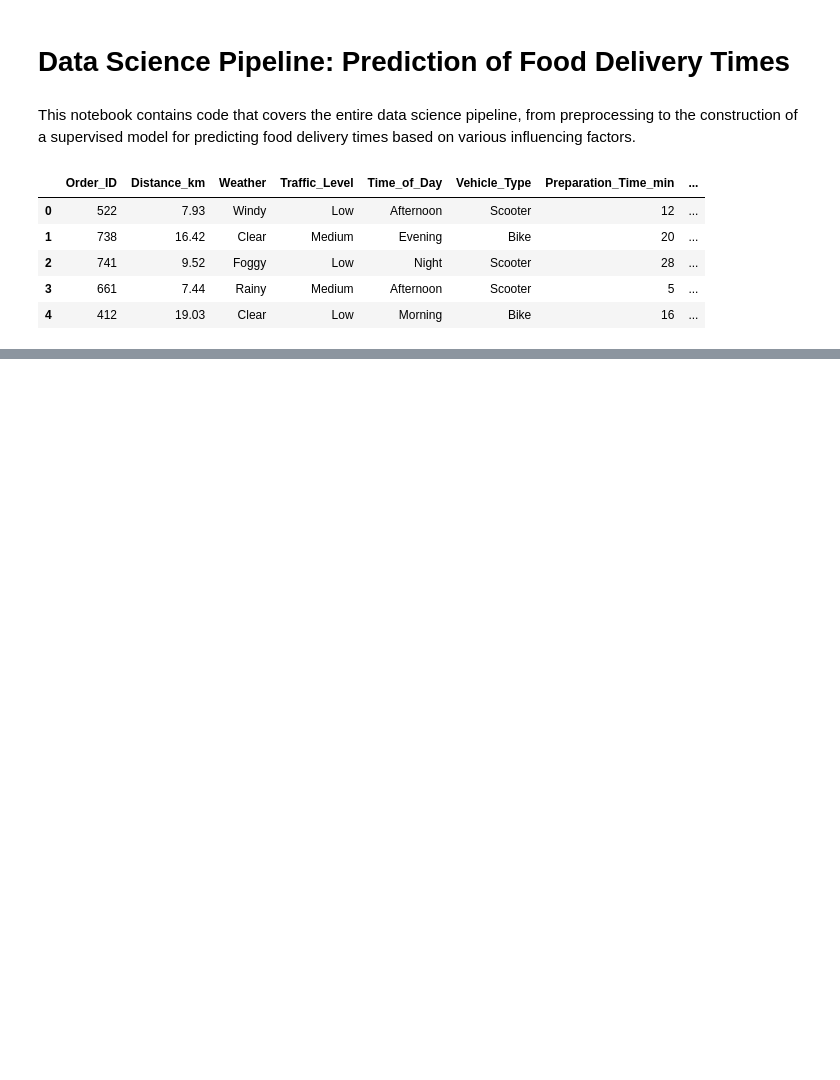
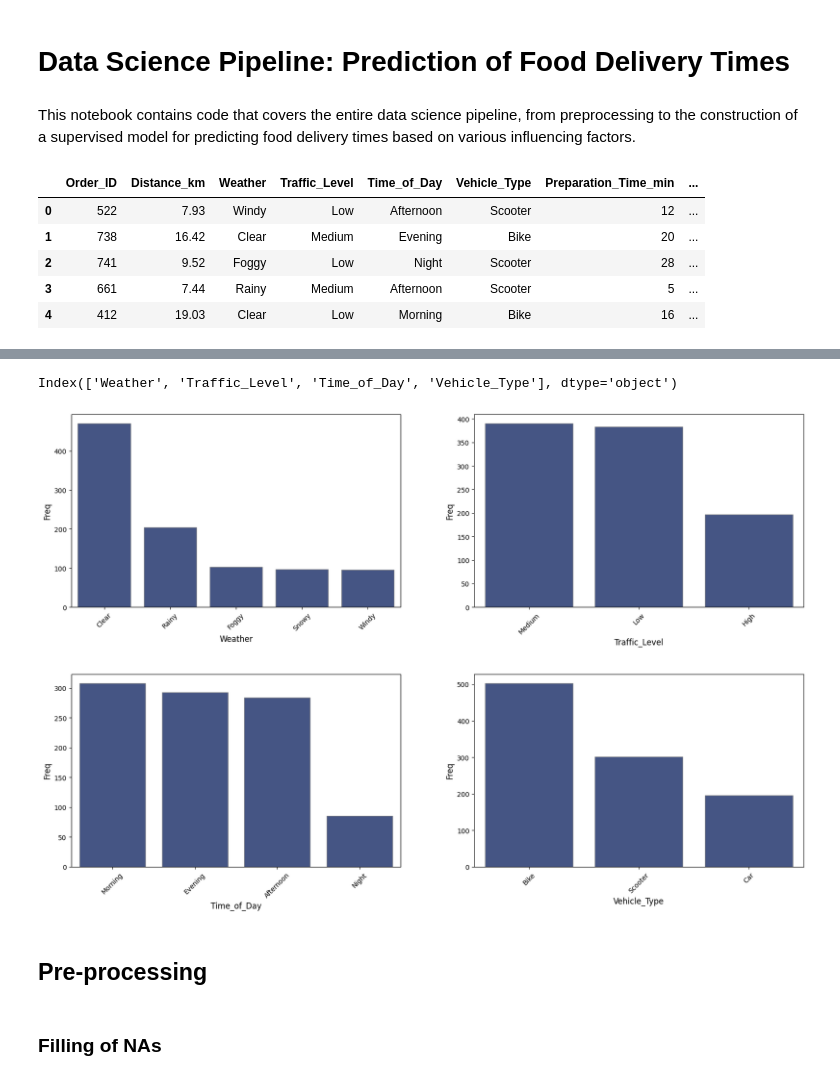
Before and after one commit to AnnieEBP/food-delivery-time-prediction-pg, a Jupyter notebook: model_pipeline/model_pipeline.ipynb, the cells around one changed output, grey strips where cells are left out. Drawn from its saved outputs; the diff is of its cells as text; code cells hidden in the pictures; blank space fills up the shorter version.

```diff
--- a/model_pipeline/model_pipeline.ipynb
+++ b/model_pipeline/model_pipeline.ipynb
@@ -16,0 +165,43 @@ raw.head()
+# %%
+# List of numerical variables
+col_cat = df.select_dtypes(include=object).columns
+col_cat
+# %% [output]
+Index(['Weather', 'Traffic_Level', 'Time_of_Day', 'Vehicle_Type'], dtype='object')
+# %%
+# BAR PLOTS
+num_plots = len(col_cat) # Number of plots
+num_cols = 2  # Number of columns in the grid layout
+num_rows = (num_plots - 1) // num_cols + 1 # Number of rows in the grid layout
+
+# Creating subplots
+fig, axs = plt.subplots(num_rows, num_cols,
+                        figsize=(18, 6*num_rows))
+
+fig.tight_layout(pad=8)  # Spacing between subplots
+
+for i, column in enumerate(col_cat):
+    ax = axs[i // num_cols,
+              i % num_cols]
+    sns.countplot(x=column,
+                  data=df,
+                  color="#0A2472",
+                  edgecolor="grey",
+                  alpha=0.8,
+                  order=df[column].value_counts().index,
+                  ax=ax)
+    ax.set_xlabel(column, size=12)
+    ax.set_ylabel("Freq", size=12)
+    ax.tick_params(axis="x", rotation=45)
+
+if num_plots % num_cols != 0:
+    for j in range(num_plots % num_cols, num_cols):
+        fig.delaxes(axs[num_rows - 1, j])
+
+plt.show()
+# %% [output]
+[figure, added]
+# %% [markdown]
+## Pre-processing
+# %% [markdown]
+### Filling of NAs
```
Also changed, not shown: parts of 49 cells of this notebook.
